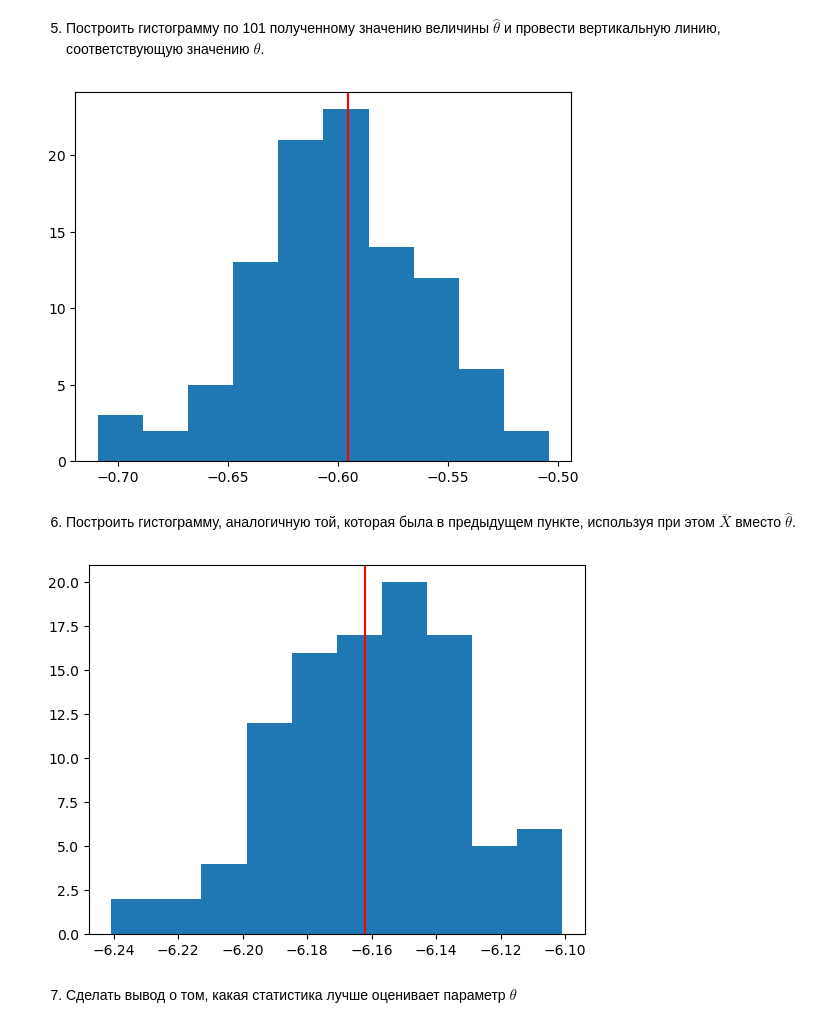
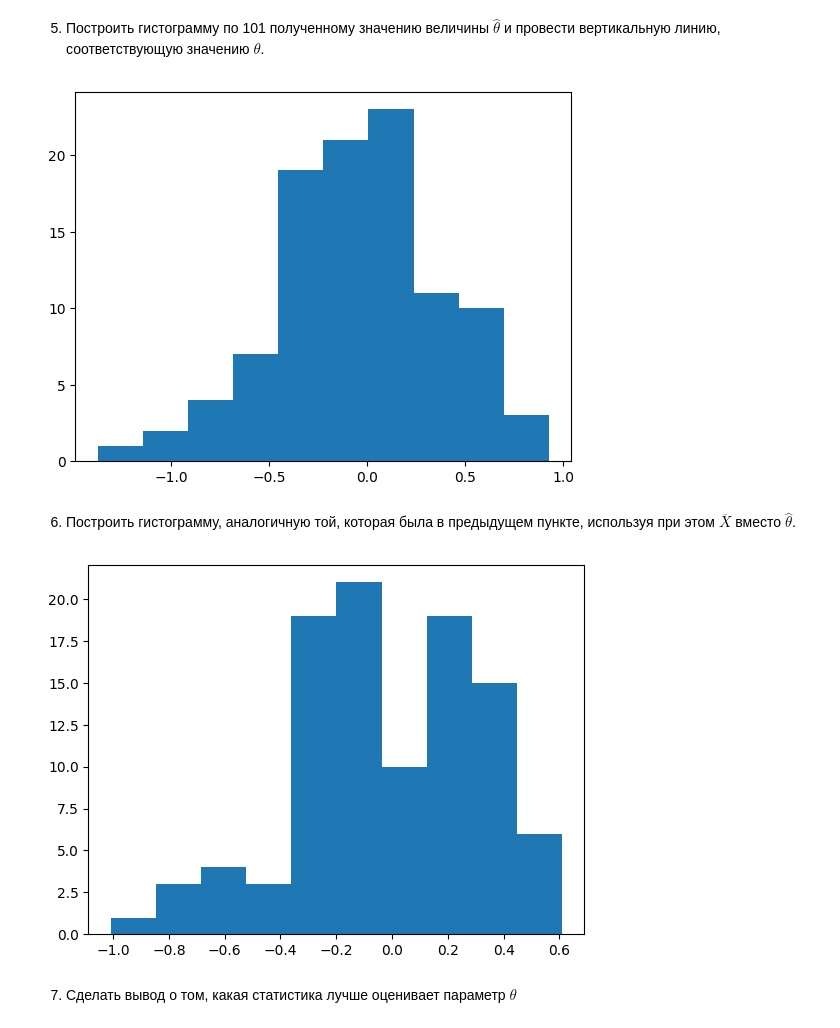
Before and after one commit to AnanasClassic/Matstat_4sem_tasks, a Jupyter notebook: T7.ipynb, the cells around one changed output. Cells and saved outputs as stored; diff of their text form; code cells hidden in the pictures.

```diff
--- a/T7.ipynb
+++ b/T7.ipynb
@@ -39,19 +38,19 @@ for i in range (100):
 5) Построить гистограмму по 101 полученному значению величины $\hat{\theta}$ и
 провести вертикальную линию, соответствующую значению $\theta$.
 # %%
-plt.hist(medians)
-plt.axvline(x = theta, color='red')
+plt.hist((medians - theta) * np.sqrt(len(medians)))
+# plt.axvline(x = theta, color='red')
 plt.show()
 # %% [output]
-[figure, old version]
+[figure, new version]
 # %% [markdown]
 6) Построить гистограмму, аналогичную той, которая была в предыдущем пункте, используя при этом $\overline{X}$ вместо $\hat{\theta}$.
 # %%
-plt.hist(means)
-plt.axvline(x = theta, color='red')
+plt.hist((means -theta) * np.sqrt(len(means)))
+# plt.axvline(x = theta, color='red')
 plt.show()
 # %% [output]
-[figure, old version]
+[figure, new version]
 # %% [markdown]
 7) Сделать вывод о том, какая статистика лучше оценивает параметр $\theta$
 # %%
```
Also changed, not shown: parts of 9 cells of this notebook, 7 other files.
